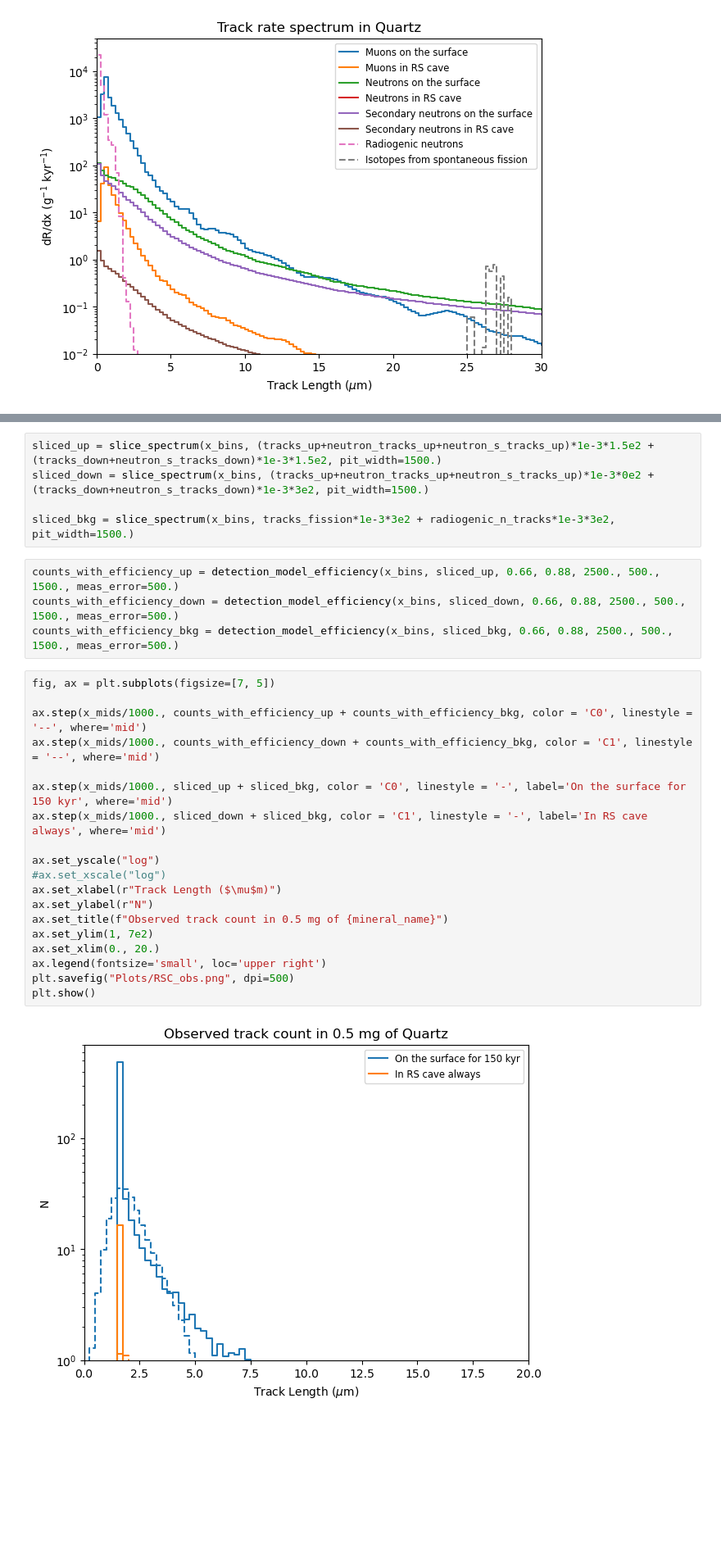
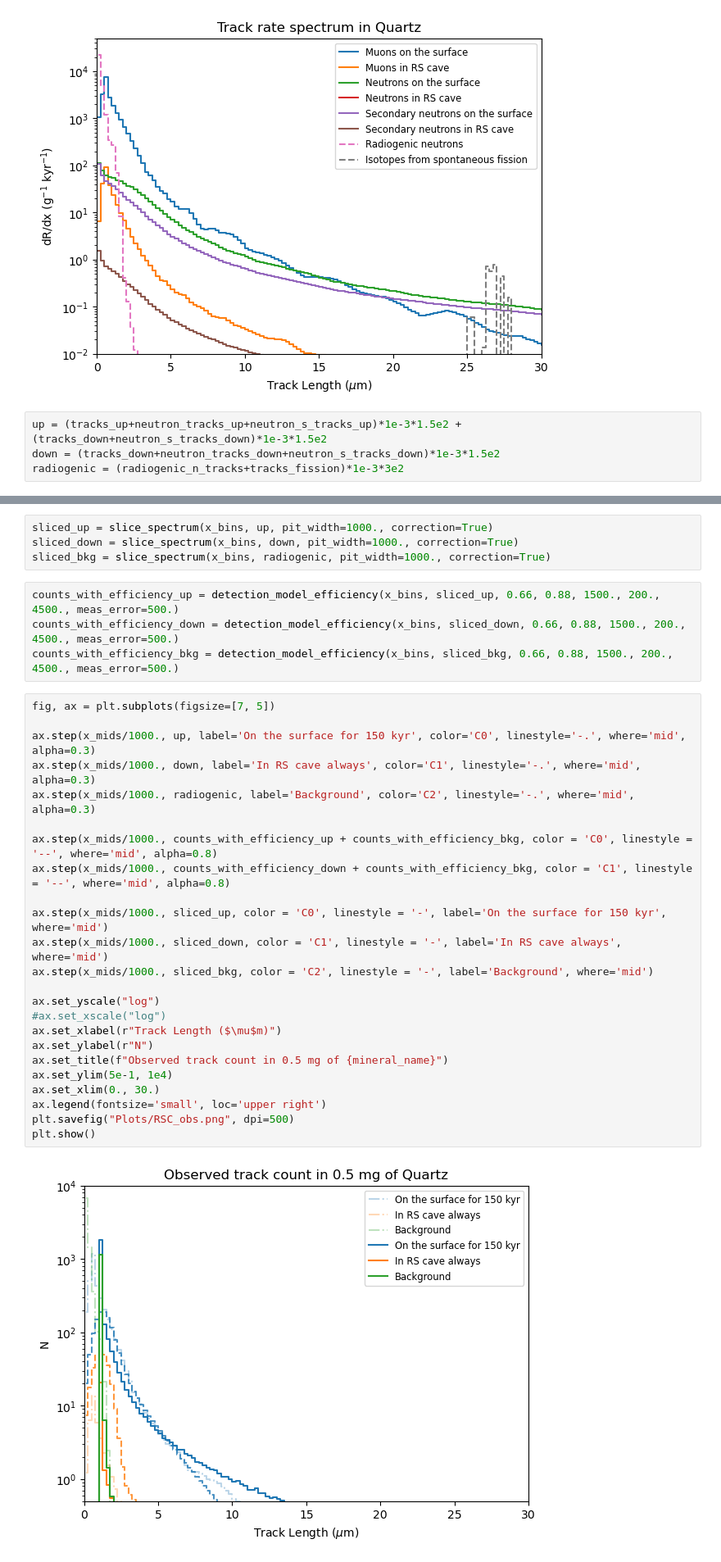
Before and after one commit to cgalelli/PrimusCode, a Jupyter notebook: RSC_analysis.ipynb, the cells around one changed output, grey strips where cells are left out. Shown at 82% size. Saved outputs shown, nothing was run; the diff lists cells and outputs as text; blank space fills up the shorter version.

```diff
--- a/RSC_analysis.ipynb
+++ b/RSC_analysis.ipynb
@@ -195,6 +178,10 @@ plt.savefig("Plots/RSC_drdx.png", dpi=500)
 plt.show()
 # %% [output]
 [figure]
+# %%
+up = (tracks_up+neutron_tracks_up+neutron_s_tracks_up)*1e-3*1.5e2 + (tracks_down+neutron_s_tracks_down)*1e-3*1.5e2
+down = (tracks_down+neutron_tracks_down+neutron_s_tracks_down)*1e-3*1.5e2
+radiogenic = (radiogenic_n_tracks+tracks_fission)*1e-3*3e2
 # %%
 fig, ax = plt.subplots(figsize=[7, 5])
 
@@ -218,33 +204,37 @@ plt.show()
 # %%
-sliced_up = slice_spectrum(x_bins, (tracks_up+neutron_tracks_up+neutron_s_tracks_up)*1e-3*1.5e2 + (tracks_down+neutron_s_tracks_down)*1e-3*1.5e2, pit_width=1500.)
-sliced_down = slice_spectrum(x_bins, (tracks_up+neutron_tracks_up+neutron_s_tracks_up)*1e-3*0e2 + (tracks_down+neutron_s_tracks_down)*1e-3*3e2, pit_width=1500.)
-
-sliced_bkg = slice_spectrum(x_bins, tracks_fission*1e-3*3e2 + radiogenic_n_tracks*1e-3*3e2, pit_width=1500.)
+sliced_up = slice_spectrum(x_bins, up, pit_width=1000., correction=True)
+sliced_down = slice_spectrum(x_bins, down, pit_width=1000., correction=True)
+sliced_bkg = slice_spectrum(x_bins, radiogenic, pit_width=1000., correction=True)
 # %%
-counts_with_efficiency_up = detection_model_efficiency(x_bins, sliced_up, 0.66, 0.88, 2500., 500., 1500., meas_error=500.)
-counts_with_efficiency_down = detection_model_efficiency(x_bins, sliced_down, 0.66, 0.88, 2500., 500., 1500., meas_error=500.)
-counts_with_efficiency_bkg = detection_model_efficiency(x_bins, sliced_bkg, 0.66, 0.88, 2500., 500., 1500., meas_error=500.)
+counts_with_efficiency_up = detection_model_efficiency(x_bins, sliced_up, 0.66, 0.88, 1500., 200., 4500., meas_error=500.)
+counts_with_efficiency_down = detection_model_efficiency(x_bins, sliced_down, 0.66, 0.88, 1500., 200., 4500., meas_error=500.)
+counts_with_efficiency_bkg = detection_model_efficiency(x_bins, sliced_bkg, 0.66, 0.88, 1500., 200., 4500., meas_error=500.)
 # %%
 fig, ax = plt.subplots(figsize=[7, 5])
 
-ax.step(x_mids/1000., counts_with_efficiency_up + counts_with_efficiency_bkg, color = 'C0', linestyle = '--', where='mid')
-ax.step(x_mids/1000., counts_with_efficiency_down + counts_with_efficiency_bkg, color = 'C1', linestyle = '--', where='mid')
+ax.step(x_mids/1000., up, label='On the surface for 150 kyr', color='C0', linestyle='-.', where='mid', alpha=0.3)
+ax.step(x_mids/1000., down, label='In RS cave always', color='C1', linestyle='-.', where='mid', alpha=0.3)
+ax.step(x_mids/1000., radiogenic, label='Background', color='C2', linestyle='-.', where='mid', alpha=0.3)
 
-ax.step(x_mids/1000., sliced_up + sliced_bkg, color = 'C0', linestyle = '-', label='On the surface for 150 kyr', where='mid')
-ax.step(x_mids/1000., sliced_down + sliced_bkg, color = 'C1', linestyle = '-', label='In RS cave always', where='mid')
+ax.step(x_mids/1000., counts_with_efficiency_up + counts_with_efficiency_bkg, color = 'C0', linestyle = '--', where='mid', alpha=0.8)
+ax.step(x_mids/1000., counts_with_efficiency_down + counts_with_efficiency_bkg, color = 'C1', linestyle = '--', where='mid', alpha=0.8)
+
+ax.step(x_mids/1000., sliced_up, color = 'C0', linestyle = '-', label='On the surface for 150 kyr', where='mid')
+ax.step(x_mids/1000., sliced_down, color = 'C1', linestyle = '-', label='In RS cave always', where='mid')
+ax.step(x_mids/1000., sliced_bkg, color = 'C2', linestyle = '-', label='Background', where='mid')
 
 ax.set_yscale("log")
 #ax.set_xscale("log")
 ax.set_xlabel(r"Track Length ($\mu$m)")
 ax.set_ylabel(r"N")
 ax.set_title(f"Observed track count in 0.5 mg of {mineral_name}")
-ax.set_ylim(1, 7e2)
-ax.set_xlim(0., 20.)
+ax.set_ylim(5e-1, 1e4)
+ax.set_xlim(0., 30.)
 ax.legend(fontsize='small', loc='upper right')
 plt.savefig("Plots/RSC_obs.png", dpi=500)
 plt.show()
 # %% [output]
-[figure, old version]
+[figure, new version]
 # %%
 print(f'Expected counts with efficiency: {np.sum(counts_with_efficiency_down + counts_with_efficiency_bkg)} in the "down" scenario, {np.sum(counts_with_efficiency_up + counts_with_efficiency_bkg)} in the "up" scenario.')
 # %% [output]
```
Also changed, not shown: parts of 9 cells of this notebook, 3 other files.
